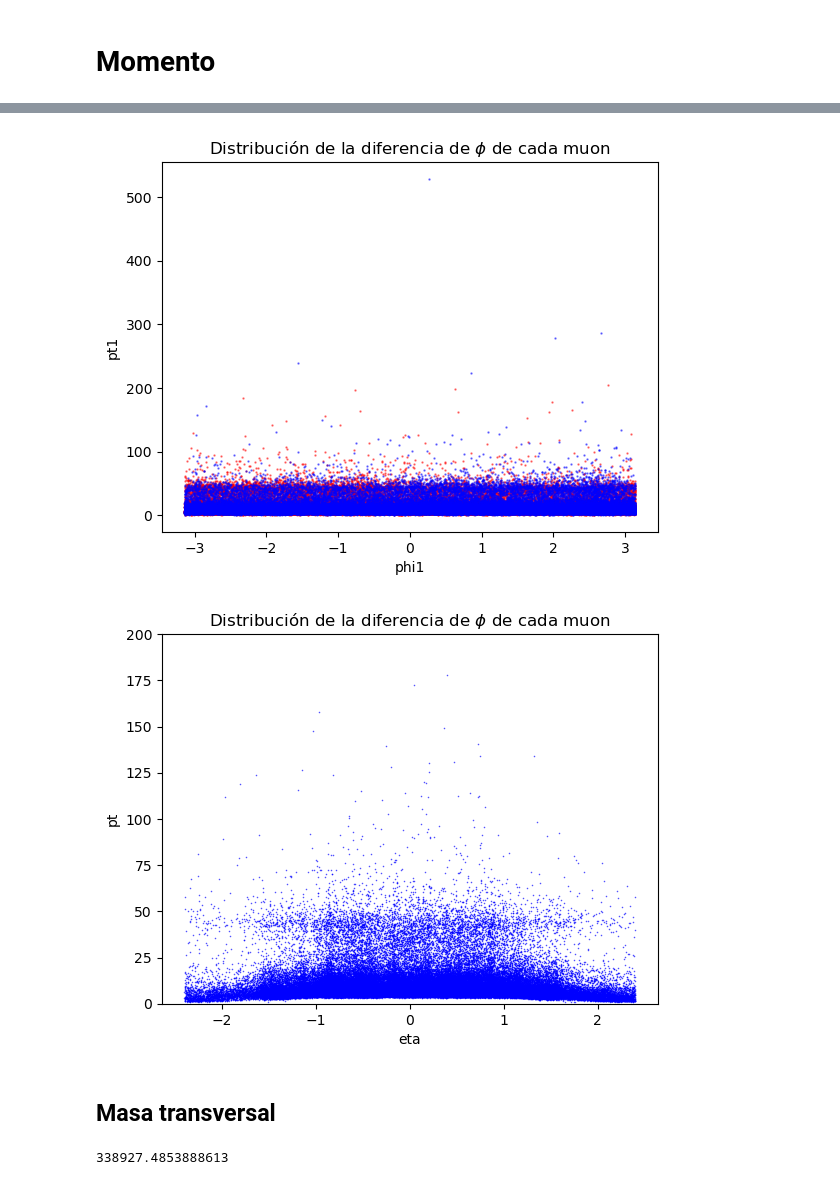
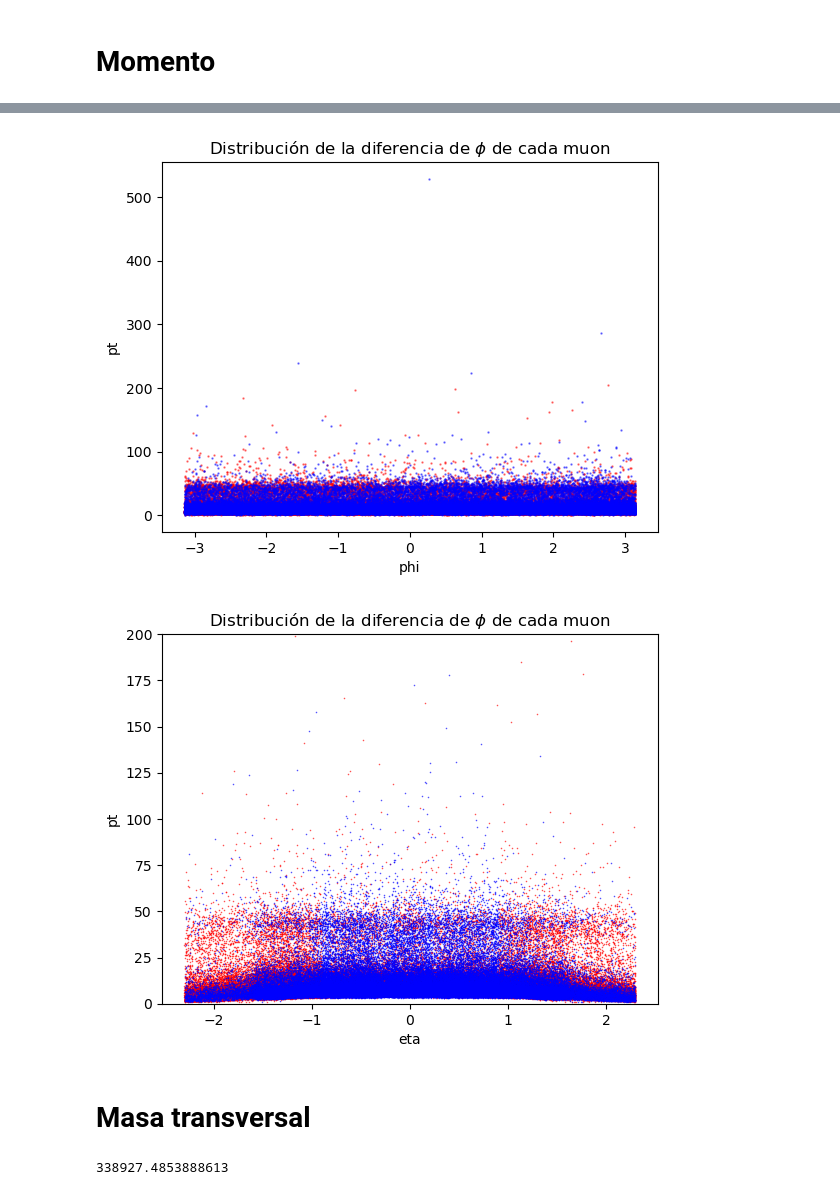
Before and after one commit to ProgramasParaFisicaDeParticulas/blindsampleanalysiswithcsv9-Art-999, a Jupyter notebook: Sample_desconocida.ipynb, the cells around one changed output, grey strips where cells are left out. Cells and saved outputs as stored; diff of their text form; code cells hidden in the pictures.

```diff
--- a/Sample_desconocida.ipynb
+++ b/Sample_desconocida.ipynb
@@ -78,0 +88,4 @@ plt.show()
+# %%
+mask_M = df['M'] < 120
+
+corte_MG = df[mask_mu & mask_M].copy()
@@ -78,0 +111,3 @@ plt.show()
+# %%
+mask_eta = (df['eta1'].abs() < 2.3) & (df['eta2'].abs() < 2.3)
+corte_MG_eta = df[mask_mu & mask_M & mask_eta].copy()
@@ -186,22 +353,22 @@ plt.show()
 # %%
-plt.scatter(corte_G['phi1'], corte_G['pt1'], s=0.5, alpha = 0.5, c='red')
-plt.scatter(corte_G['phi2'], corte_G['pt2'], s=0.5, alpha = 0.5, c='blue')
-plt.xlabel(r'phi1')
-plt.ylabel('pt1')
+plt.scatter(corte_MG_eta['phi1'], corte_MG_eta['pt1'], s=0.5, alpha = 0.5, c='red')
+plt.scatter(corte_MG_eta['phi2'], corte_MG_eta['pt2'], s=0.5, alpha = 0.5, c='blue')
+plt.xlabel(r'phi')
+plt.ylabel('pt')
 plt.title(r"Distribución de la diferencia de $\phi$ de cada muon")
 plt.show()
 # %% [output]
-[figure, old version]
+[figure, new version]
 # %%
-#plt.scatter(corte_G['eta1'], corte_G['pt1'], lw=0.5, s=0.5, alpha = 0.5, c='red')
-plt.scatter(corte_G['eta2'], corte_G['pt2'], lw=0.5, s=0.5, alpha = 0.5, c='blue')
+plt.scatter(corte_MG_eta['eta1'], corte_MG_eta['pt1'], lw=0.5, s=0.5, alpha = 0.5, c='red')
+plt.scatter(corte_MG_eta['eta2'], corte_MG_eta['pt2'], lw=0.5, s=0.5, alpha = 0.5, c='blue')
 plt.xlabel(r'eta')
 plt.ylabel('pt')
 plt.title(r"Distribución de la diferencia de $\phi$ de cada muon")
 plt.ylim(0,200)
 plt.show()
 # %% [output]
-[figure, old version]
+[figure, new version]
 # %% [markdown]
-## Masa transversal
+# Masa transversal
 # %%
```
Also changed, not shown: parts of 26 cells of this notebook.
